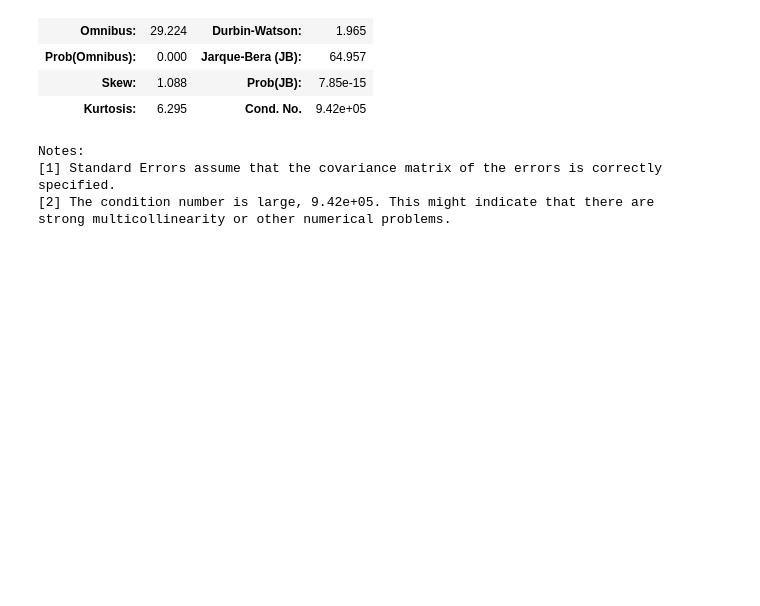
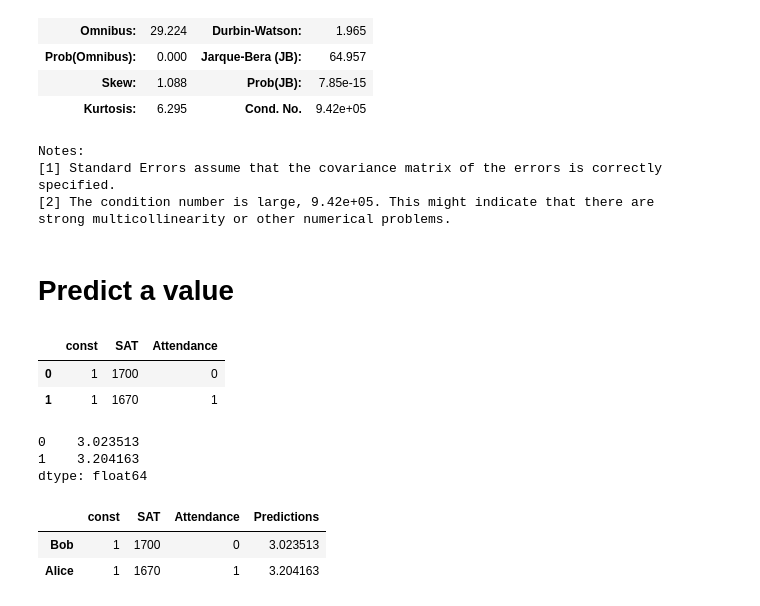
Before and after one commit to oguzkaganbilici/Complete-Data-Science-Bootcamp, a Jupyter notebook: Dummy Variables.ipynb, the cells around one changed output. Drawn from its saved outputs; the diff is of its cells as text; code cells hidden in the pictures; blank space fills up the shorter version.

```diff
--- a/Dummy Variables.ipynb
+++ b/Dummy Variables.ipynb
@@ -164,3 +164,28 @@ Notes:
 [1] Standard Errors assume that the covariance matrix of the errors is correctly specified.
 [2] The condition number is large, 9.42e+05. This might indicate that there are
 strong multicollinearity or other numerical problems.
+# %% [markdown]
+# Predict a value
+# %%
+new_data = pd.DataFrame({"const":1, "SAT":[1700, 1670], "Attendance":[0,1]})
+new_data = new_data[["const", "SAT", "Attendance"]]
+new_data
+# %% [output]
+|  | const | SAT | Attendance |
+| 0 | 1 | 1700 | 0 |
+| 1 | 1 | 1670 | 1 |
+# %%
+predictions = results.predict(new_data)
+predictions
+# %% [output]
+0    3.023513
+1    3.204163
+dtype: float64
+# %%
+predictionsdf= pd.DataFrame({"Predictions":predictions})
+joined = new_data.join(predictionsdf)
+joined.rename(index={0:"Bob", 1:"Alice"})
+# %% [output]
+|  | const | SAT | Attendance | Predictions |
+| Bob | 1 | 1700 | 0 | 3.023513 |
+| Alice | 1 | 1670 | 1 | 3.204163 |
```
